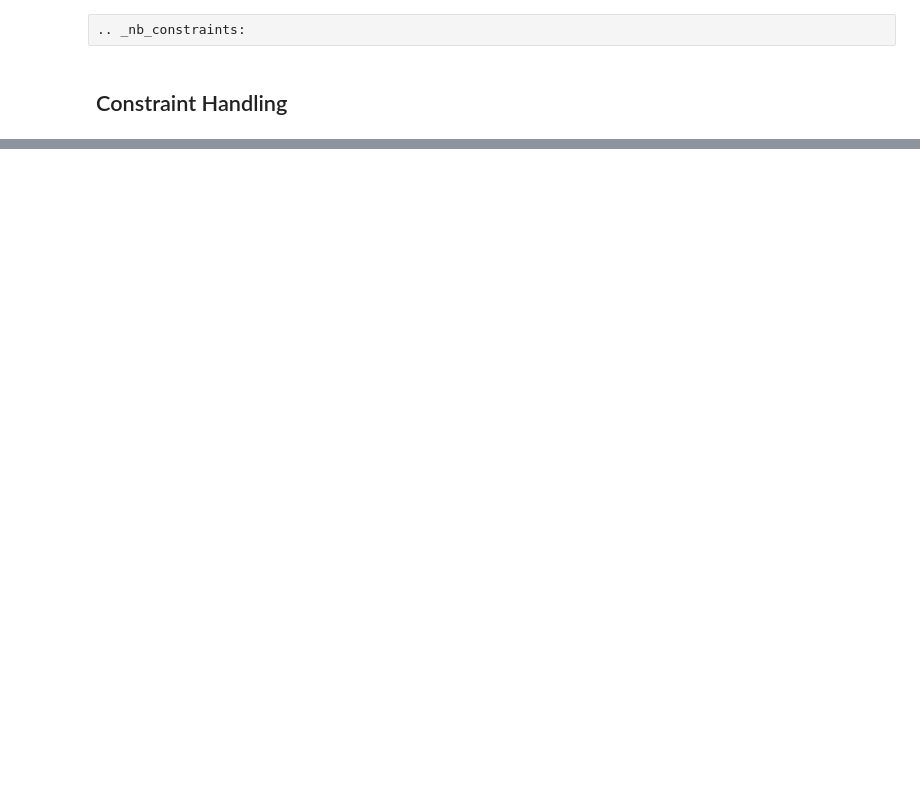
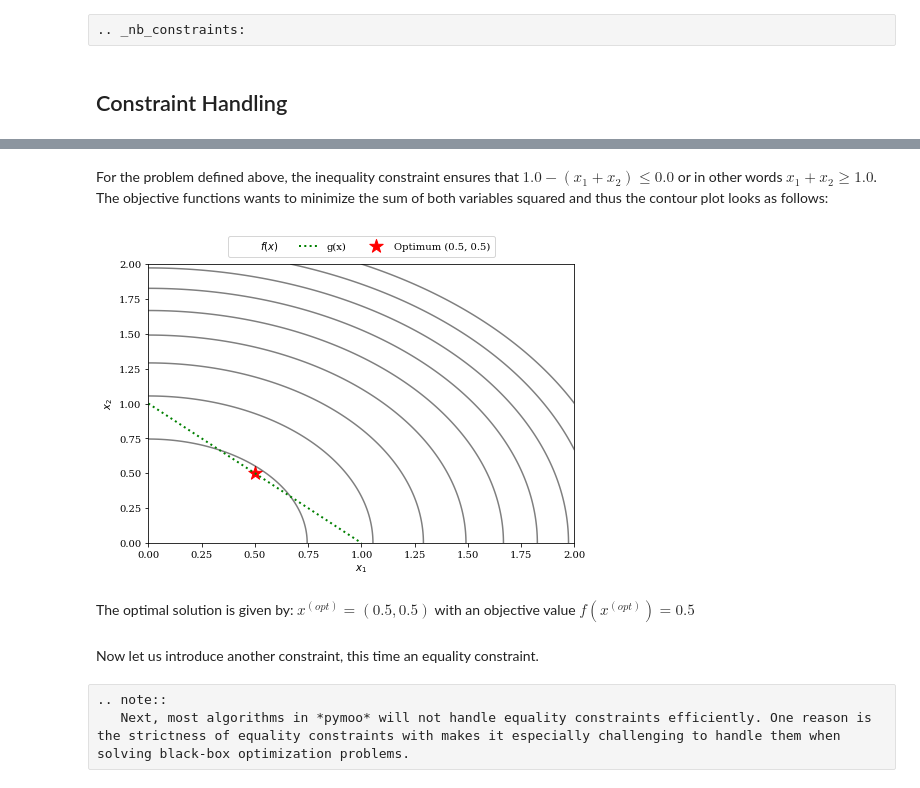
Before and after one commit to anyoptimization/pymoo, a Jupyter notebook: docs/source/constraints/index.ipynb, the cells around one changed output, grey strips where cells are left out. Saved outputs shown, nothing was run; the diff lists cells and outputs as text; code cells hidden in the pictures; blank space fills up the shorter version.

```diff
--- a/docs/source/constraints/index.ipynb
+++ b/docs/source/constraints/index.ipynb
@@ -18,0 +46,40 @@ Constraint Handling is essential for solving a real-world optimization problem.
+# %% [markdown]
+For the problem defined above, the inequality constraint ensures that $1.0 - (x_1 + x_2) \leq 0.0$ or in other words $x_1 + x_2 \geq 1.0$. The objective functions wants to minimize the sum of both variables squared and thus the contour plot looks as follows:
+# %%
+import numpy as np
+import matplotlib.pyplot as plt
+
+X1, X2 = np.meshgrid(np.linspace(0, 2, 500), np.linspace(0, 2, 500))
+
+F = X1**2 + X2**2
+plt.rc('font', family='serif')
+
+levels = 5 * np.linspace(0, 1, 10)
+plt.figure(figsize=(7, 5))
+CS = plt.contour(X1, X2, F, levels, colors='black', alpha=0.5)
+CS.collections[0].set_label("$f(x)$")
+
+X = np.linspace(0, 1, 500)
+plt.plot(X, 1-X, linewidth=2.0, color="green", linestyle='dotted', label="g(x)")
+
+plt.scatter([0.5], [0.5], marker="*", color="red", s=200, label="Optimum (0.5, 0.5)")
+
+plt.xlim(0, 2)
+plt.ylim(0, 2)
+plt.xlabel("$x_1$")
+plt.ylabel("$x_2$")
+
+plt.legend(loc='upper center', bbox_to_anchor=(0.5, 1.12),
+          ncol=4, fancybox=True, shadow=False)
+
+plt.tight_layout()
+plt.show()
+# %% [output]
+[figure, added]
+# %% [markdown]
+The optimal solution is given by: $x^{(opt)} = (0.5, 0.5)$ with an objective value $f(x^{(opt)}) = 0.5$
+# %% [markdown]
+Now let us introduce another constraint, this time an equality constraint.
+# %% [raw]
+.. note::
+   Next, most algorithms in *pymoo* will not handle equality constraints efficiently. One reason is the strictness of equality constraints with makes it especially challenging to handle them when solving black-box optimization problems.
```
Also changed, not shown: parts of 16 cells of this notebook, 48 other files.
